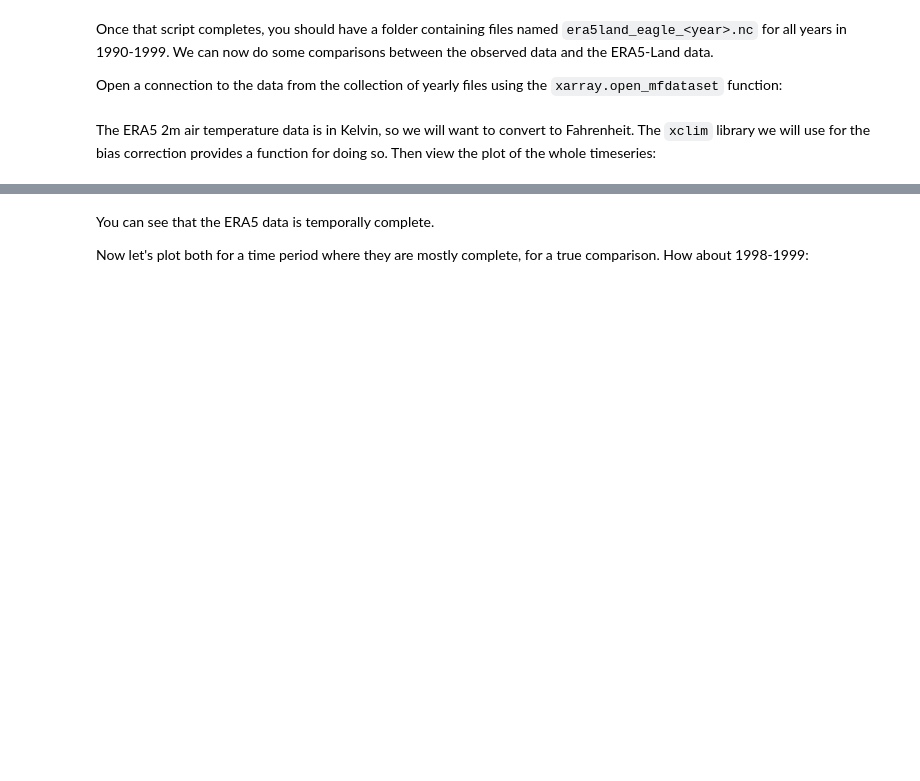
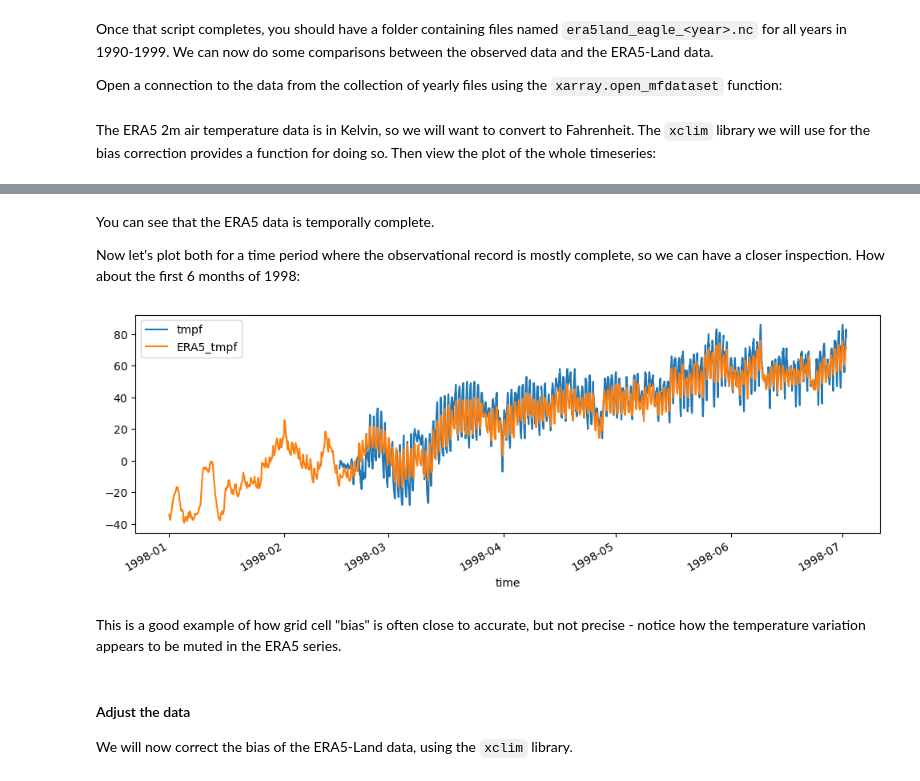
Before and after one commit to ua-snap/ardac-toolbox, a Jupyter notebook: notebooks/bias_correction.ipynb, the cells around one changed output, grey strips where cells are left out. Drawn from its saved outputs; the diff is of its cells as text; code cells hidden in the pictures; blank space fills up the shorter version.

Commit message:
add visual comparison of era5land and obs

```diff
--- a/notebooks/bias_correction.ipynb
+++ b/notebooks/bias_correction.ipynb
@@ -40,7 +41,7 @@ url = (
 )
 df = pd.read_csv(url, parse_dates=["valid"])
 # set the "valid" variable as the index
-df = df.set_index("valid")
+df = df.rename(columns={"valid": "time"}).set_index("time").drop(columns="station")
 # %% [markdown]
 Let's explore these observations a bit. Have a look at the time series as a whole:
 # %%
@@ -111,4 +115,26 @@ t2mF.plot(figsize=(12, 4))
 # %% [markdown]
 You can see that the ERA5 data is temporally complete.
 
-Now let's plot both for a time period where they are mostly complete, for a true comparison. How about 1998-1999:
+Now let's plot both for a time period where the observational record is mostly complete, so we can have a closer inspection. How about the first 6 months of 1998:
+# %%
+# first we are just pulling out that ERA5 data into a dataframe (so that the label will show)
+era5_srs = t2mF.sel(
+    time=slice("1998-01-01", "1998-07-01"),
+    latitude=t2mF.latitude.values[0],
+    longitude=t2mF.longitude.values[0],
+).to_pandas()
+era5_srs.name = "ERA5_tmpf"
+era5_df = pd.DataFrame(era5_srs)
+
+fig, ax = plt.subplots(1, 1, figsize=(12, 4))
+df.loc["1998-01-01":"1998-07-01"].plot(ax=ax)
+era5_df.plot(ax=ax)
+plt.show()
+# %% [output]
+[figure, added]
+# %% [markdown]
+This is a good example of how grid cell "bias" is often close to accurate, but not precise - notice how the temperature variation appears to be muted in the ERA5 series.
+# %% [markdown]
+#### Adjust the data
+
+We will now correct the bias of the ERA5-Land data, using the `xclim` library.
```
Also changed, not shown: parts of 3 cells of this notebook.
